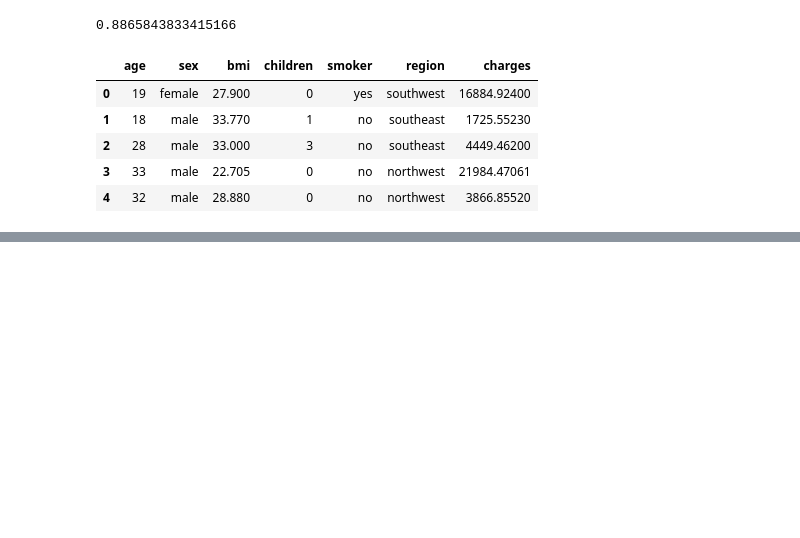
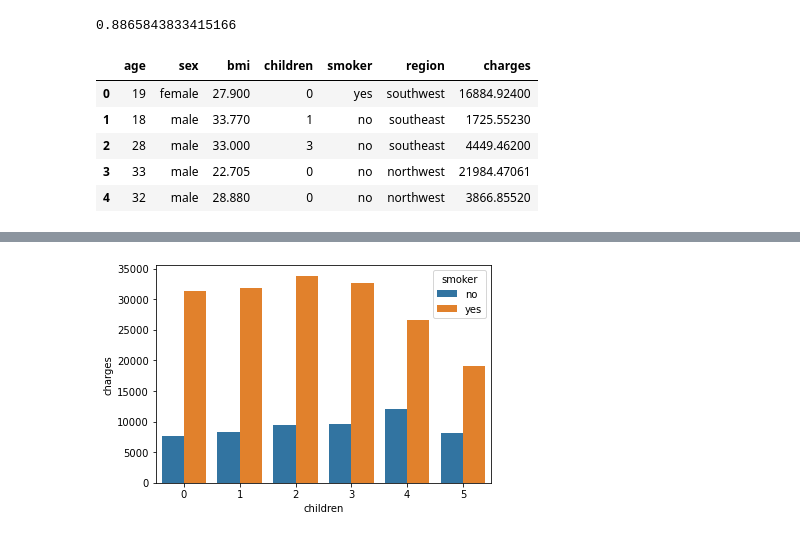
Before and after one commit to isoori/Insurancee, a Jupyter notebook: Untitled.ipynb, the cells around one changed output, grey strips where cells are left out. Saved outputs shown, nothing was run; the diff lists cells and outputs as text; code cells hidden in the pictures; blank space fills up the shorter version.

```diff
--- a/Untitled.ipynb
+++ b/Untitled.ipynb
@@ -488,0 +507,5 @@ sns.barplot(data=l,x='sex',y='charges',hue='smoker');
+# %%
+g=df.groupby(['children','smoker'])['charges'].mean().reset_index()
+sns.barplot(data=g,x='children',y='charges',hue='smoker');
+# %% [output]
+[figure, added]
```
Also changed, not shown: parts of 20 cells of this notebook.
